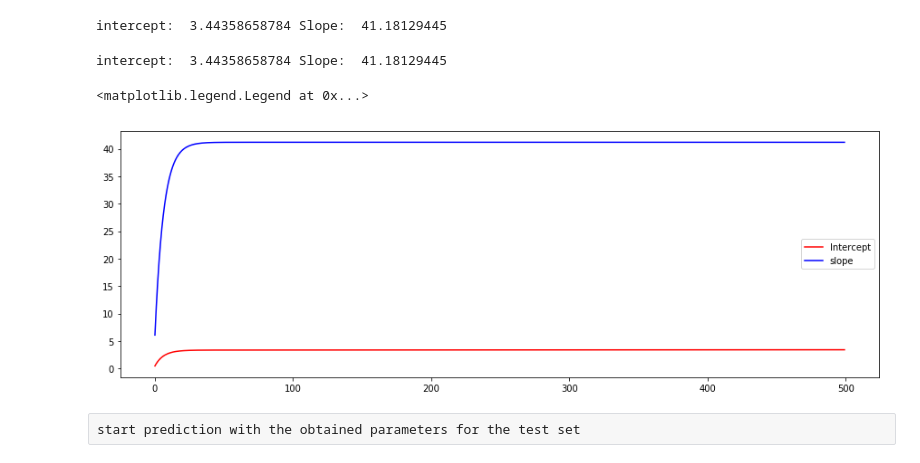
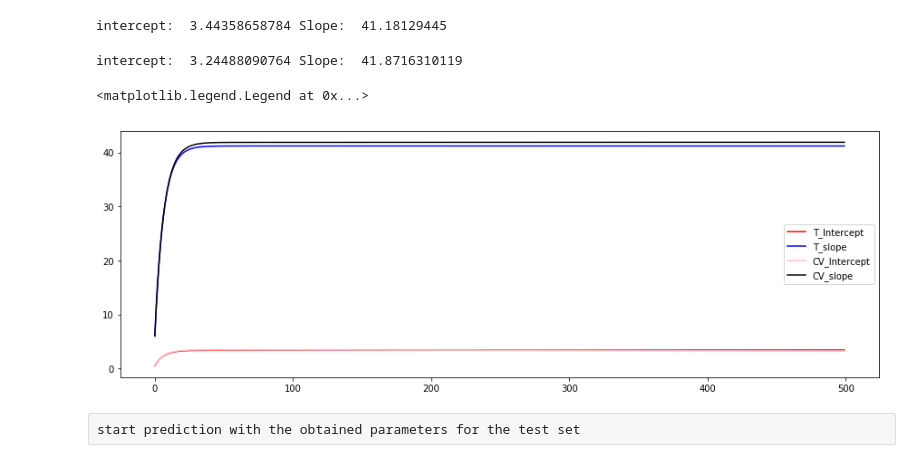
Before and after one commit to michaelzeng25/gradient-descent-on-app-and-yearly-spent, a Jupyter notebook: Gradient descent for simple linear regression.ipynb, the cells around one changed output. Cells and saved outputs as stored; diff of their text form; code cells hidden in the pictures.

```diff
--- a/Gradient descent for simple linear regression.ipynb
+++ b/Gradient descent for simple linear regression.ipynb
@@ -117,41 +124,44 @@ intercept:  3.44358658784 Slope:  41.18129445
 # %%
 # cross validation set
 
-def minimize_m_b1(cv_X_train,cv_y_train, m, b1, learning_rate):
-    N = int(len(cv_X_train))
-    minimize_m = m
+def minimize_m1_b1(cv_X_train,cv_y_train, m1, b1, learning_rate):
+    minimize_m1 = m1
     minimize_b1 = b1
     for i in range(0, len(cv_y_train)):
         x = cv_X_train[i]
         y = cv_y_train[i]
-        minimize_m += ((m + b1 * x) - y)
-        minimize_b1 += ((m + b1 * x) - y) * x
-    minimized_m = m - (learning_rate * (1/N)* minimize_m)
-    minimized_b1 = b1 - (learning_rate * (1/N)* minimize_b1)
-    return [minimized_m, minimized_b1]
+        minimize_m1 += ((m1 + b1 * x) - y)
+        minimize_b1 += ((m1 + b1 * x) - y) * x
+    minimized_m1 = m1 - (learning_rate * (1/N2)* minimize_m1)
+    minimized_b1 = b1 - (learning_rate * (1/N2)* minimize_b1)
+    store_m1.append(minimized_m1)
+    store_b1.append(minimized_b1)
+    return [minimized_m1, minimized_b1]
 
 
-def run_minimize_m_b1(cv_X_train,cv_y_train,init_m, init_b1, learning_rate, num_iteration):
-    m = init_m
+def run_minimize_m1_b1(cv_X_train,cv_y_train,init_m1, init_b1, learning_rate, num_iteration):
+    m1 = init_m1
     b1 = init_b1
     for i in range(num_iteration):
-        m,b1 = minimize_m_b1(cv_X_train,cv_y_train, m, b1, learning_rate)
-    return [m, b1]
+        m1,b1 = minimize_m1_b1(cv_X_train,cv_y_train, m1, b1, learning_rate)
+    return [m1, b1]
 
 
-[m1, b11] = run_minimize_m_b1(cv_X_train,cv_y_train, init_m, init_b1, learning_rate, num_iteration)
-print ("intercept: ",m, "Slope: ",b1)
+[m1, b1] = run_minimize_m1_b1(cv_X_train,cv_y_train, init_m1, init_b1, learning_rate, num_iteration)
+print ("intercept: ",m1, "Slope: ",b1)
 # %% [output]
-intercept:  3.44358658784 Slope:  41.18129445
+intercept:  3.24488090764 Slope:  41.8716310119
 # %%
 # looks like 500 interations is overkilled.
 fig,ax = plt.subplots(figsize=(15,5))
-a, = ax.plot(store_m, color='red')
-b, = ax.plot(store_b1, color='blue')
-plt.legend([a,b],['Intercept', 'slope'])
+a1, = ax.plot(store_m, color='red')
+a2, = ax.plot(store_b, color='blue')
+a3, = ax.plot(store_m1, color='pink')
+a4, = ax.plot(store_b1, color='black')
+plt.legend([a1,a2,a3,a4],['T_Intercept', 'T_slope', 'CV_Intercept', 'CV_slope'])
 # %% [output]
 <matplotlib.legend.Legend at 0x...>
-[figure, old version]
+[figure, new version]
 # %% [raw]
 start prediction with the obtained parameters for the test set
 # %%
```
Also changed, not shown: parts of 45 cells of this notebook.
